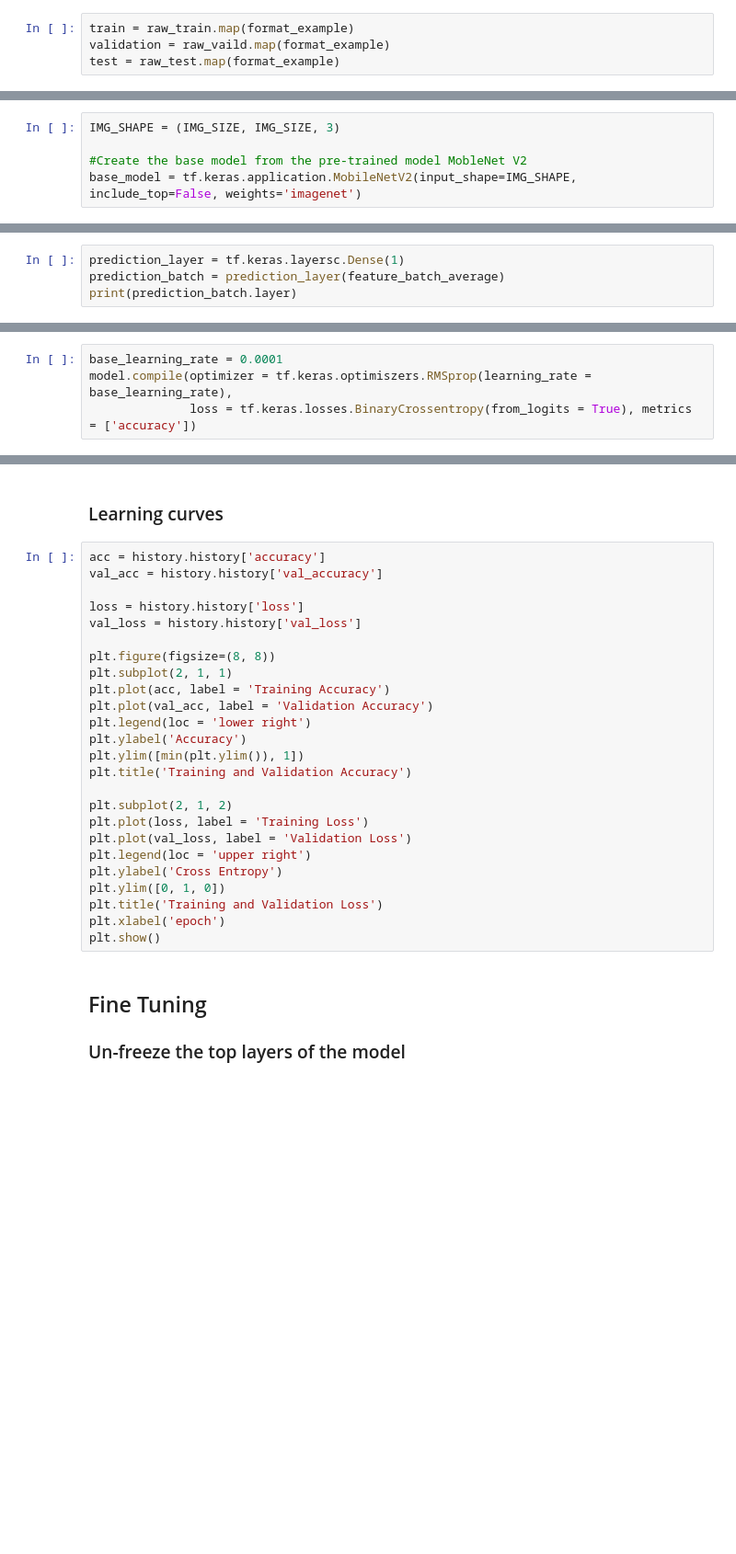
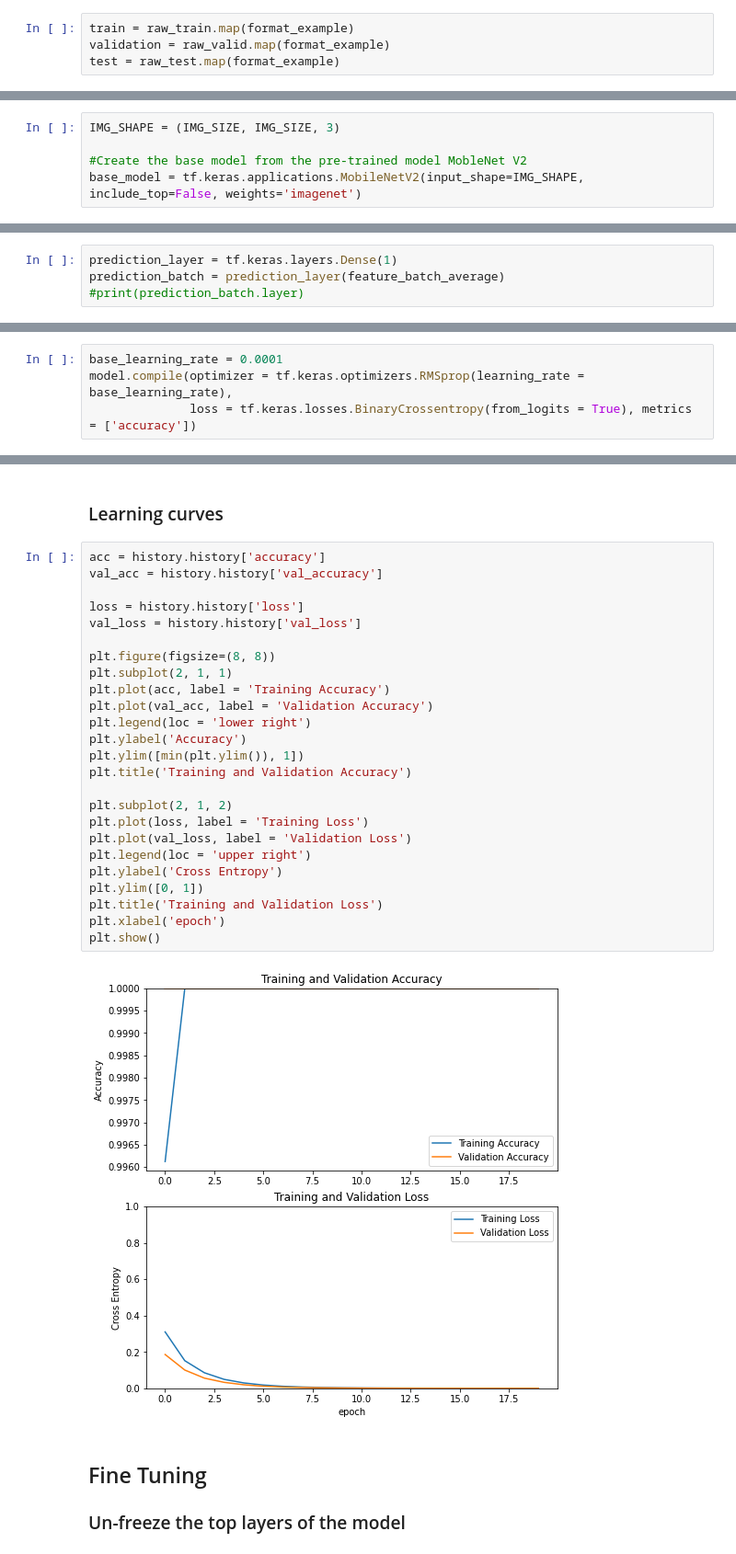
Before and after one commit to Jono120/literate-goggles, a Jupyter notebook: Assignment_03_CV_Tool.ipynb, the cells around one changed output, grey strips where cells are left out. Shown at 92% size. Drawn from its saved outputs; the diff is of its cells as text; blank space fills up the shorter version.

```diff
--- a/Assignment_03_CV_Tool.ipynb
+++ b/Assignment_03_CV_Tool.ipynb
@@ -90,7 +135,7 @@ def format_example(pair):
     return image, label
 # %%
 train = raw_train.map(format_example)
-validation = raw_vaild.map(format_example)
+validation = raw_valid.map(format_example)
 test = raw_test.map(format_example)
 # %%
 BATCH_SIZE = 32
@@ -109,4 +156,4 @@ image_batch.shape
 IMG_SHAPE = (IMG_SIZE, IMG_SIZE, 3)
 
 #Create the base model from the pre-trained model MobleNet V2
-base_model = tf.keras.application.MobileNetV2(input_shape=IMG_SHAPE, include_top=False, weights='imagenet')
+base_model = tf.keras.applications.MobileNetV2(input_shape=IMG_SHAPE, include_top=False, weights='imagenet')
@@ -129,7 +201,7 @@ print(feature_batch_average.shape)
 # %%
-prediction_layer = tf.keras.layersc.Dense(1)
+prediction_layer = tf.keras.layers.Dense(1)
 prediction_batch = prediction_layer(feature_batch_average)
-print(prediction_batch.layer)
+#print(prediction_batch.layer)
 # %%
 model = tf.keras.Sequential([
     base_model,
@@ -140,7 +212,7 @@ model = tf.keras.Sequential([
 ### Compile the model
 # %%
 base_learning_rate = 0.0001
-model.compile(optimizer = tf.keras.optimiszers.RMSprop(learning_rate = base_learning_rate),
+model.compile(optimizer = tf.keras.optimizers.RMSprop(learning_rate = base_learning_rate),
               loss = tf.keras.losses.BinaryCrossentropy(from_logits = True), metrics = ['accuracy'])
 # %%
 model.summary()
@@ -162,28 +278,30 @@ history = model.fit(train_batches, epochs = initial_epochs, validation_data = va
 # %%
 acc = history.history['accuracy']
 val_acc = history.history['val_accuracy']
 
 loss = history.history['loss']
 val_loss = history.history['val_loss']
 
 plt.figure(figsize=(8, 8))
 plt.subplot(2, 1, 1)
 plt.plot(acc, label = 'Training Accuracy')
 plt.plot(val_acc, label = 'Validation Accuracy')
 plt.legend(loc = 'lower right')
 plt.ylabel('Accuracy')
 plt.ylim([min(plt.ylim()), 1])
 plt.title('Training and Validation Accuracy')
 
 plt.subplot(2, 1, 2)
 plt.plot(loss, label = 'Training Loss')
 plt.plot(val_loss, label = 'Validation Loss')
 plt.legend(loc = 'upper right')
 plt.ylabel('Cross Entropy')
-plt.ylim([0, 1, 0])
+plt.ylim([0, 1])
 plt.title('Training and Validation Loss')
 plt.xlabel('epoch')
 plt.show()
+# %% [output]
+[figure, added]
 # %% [markdown]
 ## Fine Tuning
 ### Un-freeze the top layers of the model
```
Also changed, not shown: parts of 20 cells of this notebook.
